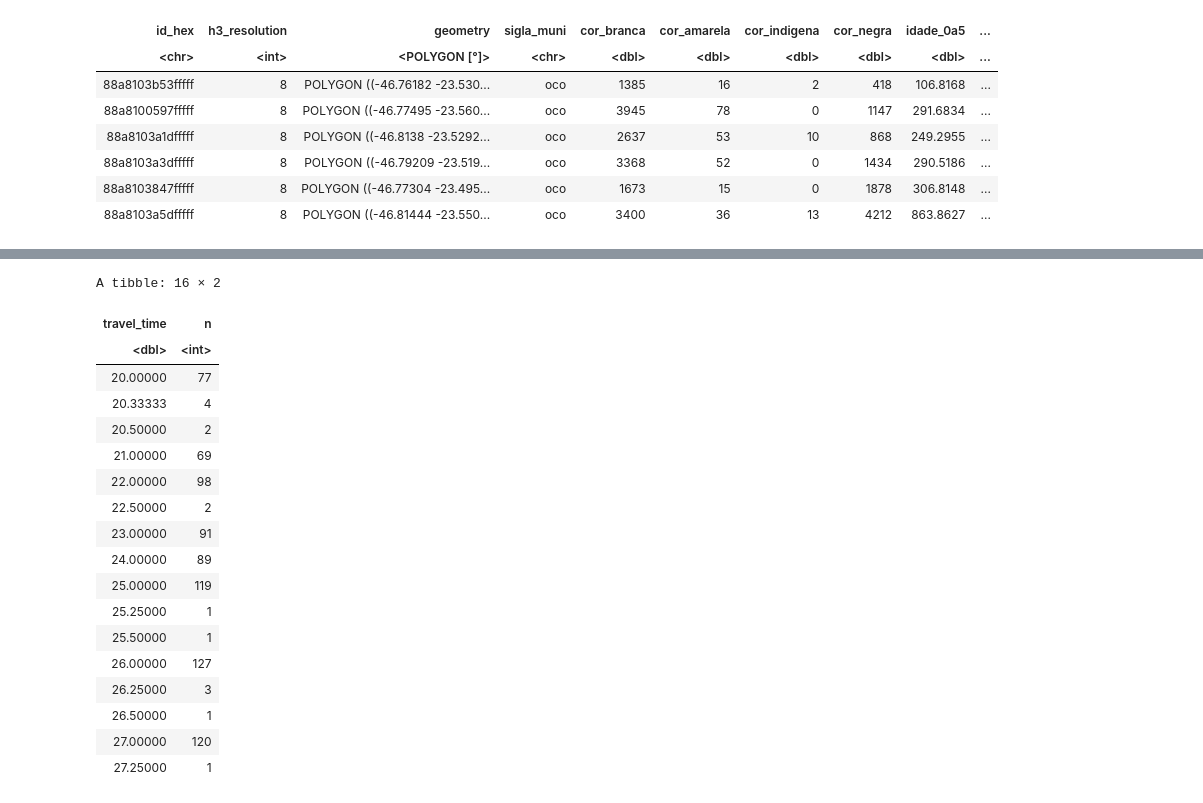
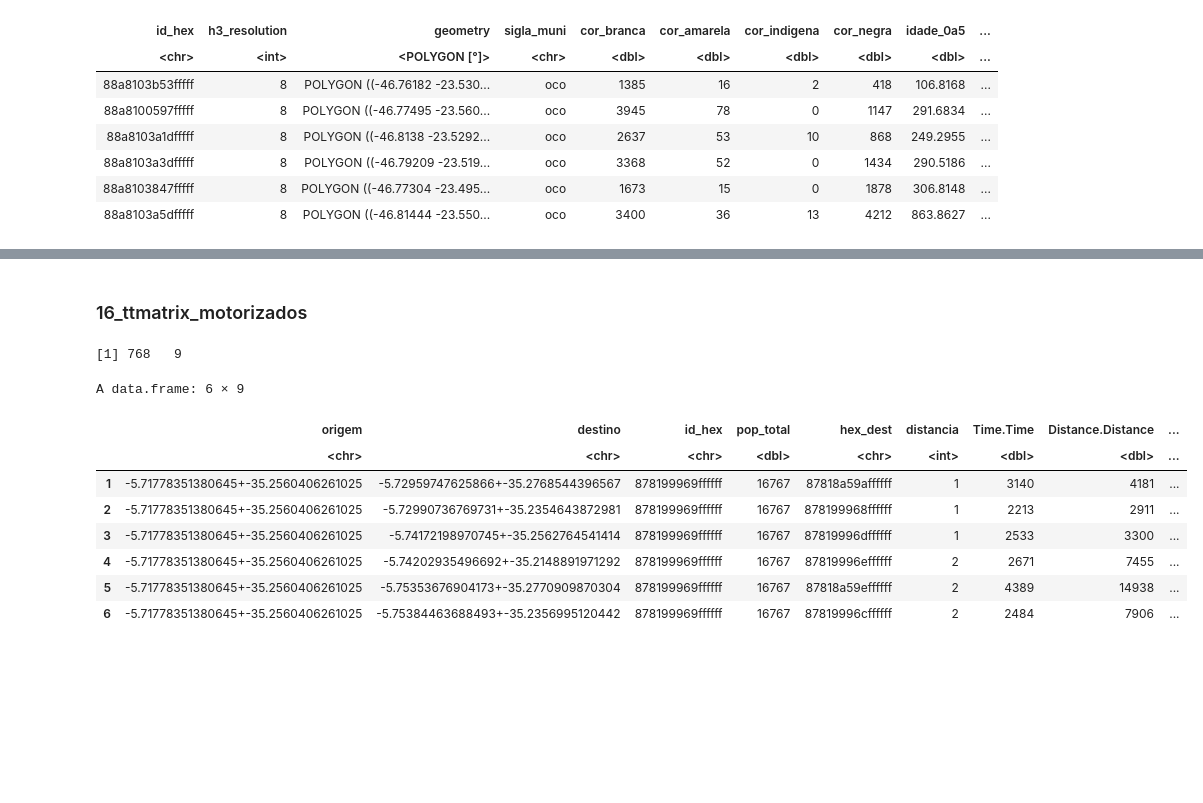
Before and after one commit to Multiplicidademobilidade/indice_acesso_cidade, a Jupyter notebook: R/dev_rev/01 - Visualização de objetos resultantes por pasta.ipynb, the cells around one changed output, grey strips where cells are left out. Cells and saved outputs as stored; diff of their text form; code cells hidden in the pictures; blank space fills up the shorter version.

```diff
--- a/R/dev_rev/01 - Visualização de objetos resultantes por pasta.ipynb
+++ b/R/dev_rev/01 - Visualização de objetos resultantes por pasta.ipynb
@@ -554,22 +537,19 @@ A data.table: 6 × 7
-# %%
-otp_ttmatrix %>% group_by(travel_time) %>% tally() %>% arrange(travel_time) %>% slice(25:40)
-# %% [output]
-A tibble: 16 × 2
-| travel_time | n |
-| <dbl> | <int> |
-| 20.00000 | 77 |
-| 20.33333 | 4 |
-| 20.50000 | 2 |
-| 21.00000 | 69 |
-| 22.00000 | 98 |
-| 22.50000 | 2 |
-| 23.00000 | 91 |
-| 24.00000 | 89 |
-| 25.00000 | 119 |
-| 25.25000 | 1 |
-| 25.50000 | 1 |
-| 26.00000 | 127 |
-| 26.25000 | 3 |
-| 26.50000 | 1 |
-| 27.00000 | 120 |
-| 27.25000 | 1 |
+# %% [markdown]
+### 16_ttmatrix_motorizados
+# %%
+open_file <- '../../../indice-mobilidade_dados/16_ttmatrix_motorizados/2019/matriztp_nat_07_2019.rds'
+ttmatrix_transit <- read_rds(open_file)
+
+dim(ttmatrix_transit)
+head(ttmatrix_transit)
+# %% [output]
+[1] 768   9
+A data.frame: 6 × 9
+|  | origem | destino | id_hex | pop_total | hex_dest | distancia | Time.Time | Distance.Distance | ... |
+|  | <chr> | <chr> | <chr> | <dbl> | <chr> | <int> | <dbl> | <dbl> | ... |
+| 1 | -5.71778351380645+-35.2560406261025 | -5.72959747625866+-35.2768544396567 | 878199969ffffff | 16767 | 87818a59affffff | 1 | 3140 | 4181 | ... |
+| 2 | -5.71778351380645+-35.2560406261025 | -5.72990736769731+-35.2354643872981 | 878199969ffffff | 16767 | 878199968ffffff | 1 | 2213 | 2911 | ... |
+| 3 | -5.71778351380645+-35.2560406261025 | -5.74172198970745+-35.2562764541414 | 878199969ffffff | 16767 | 87819996dffffff | 1 | 2533 | 3300 | ... |
+| 4 | -5.71778351380645+-35.2560406261025 | -5.74202935496692+-35.2148891971292 | 878199969ffffff | 16767 | 87819996effffff | 2 | 2671 | 7455 | ... |
+| 5 | -5.71778351380645+-35.2560406261025 | -5.75353676904173+-35.2770909870304 | 878199969ffffff | 16767 | 87818a59effffff | 2 | 4389 | 14938 | ... |
+| 6 | -5.71778351380645+-35.2560406261025 | -5.75384463688493+-35.2356995120442 | 878199969ffffff | 16767 | 87819996cffffff | 2 | 2484 | 7906 | ... |
```
Also changed, not shown: parts of 5 cells of this notebook, 1 other file.
